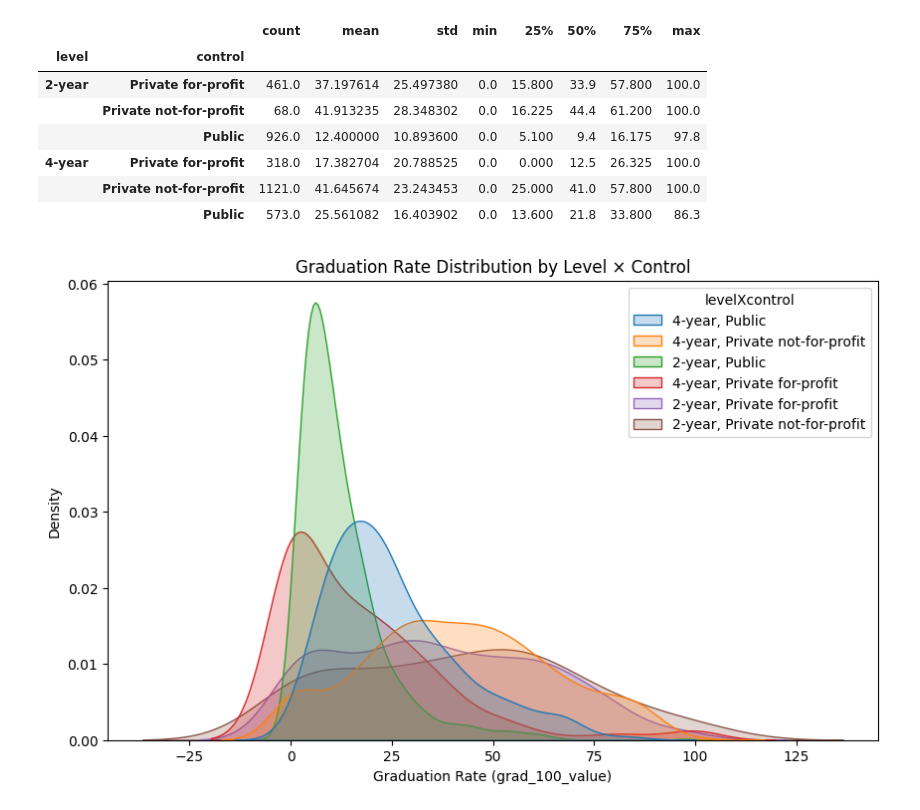
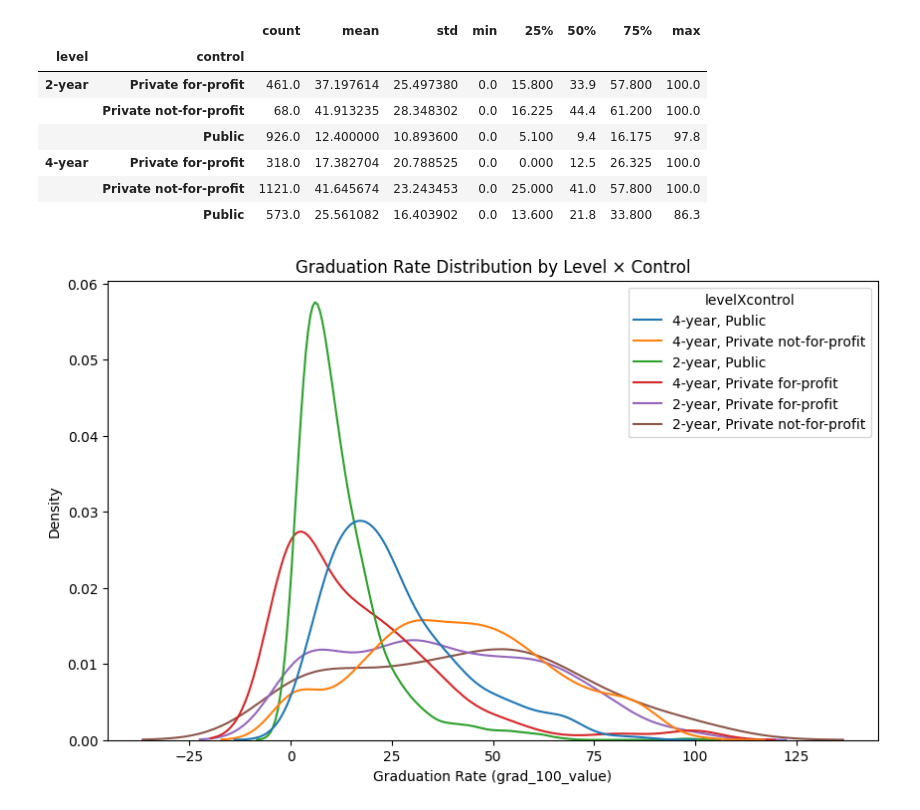
Before and after one commit to bburt26/visualization_assignment, a Jupyter notebook: assignment.ipynb, the cells around one changed output. Drawn from its saved outputs; the diff is of its cells as text; code cells hidden in the pictures.

```diff
--- a/assignment.ipynb
+++ b/assignment.ipynb
@@ -206,27 +206,29 @@ college.groupby(["level", "control"])["grad_100_value"].describe()
 # %%
 # Question 2.6 Create a new variable, df['levelXcontrol']=df['level']+',
 # '+df['control'] that interacts level and control. Make a grouped kernel density plot.
 # Which institutions appear to have the best graduation rates?
 
 college['levelXcontrol'] = college['level'] + ', ' + college['control']
 
 plt.figure(figsize=(10,6))
 sns.kdeplot(
     data=college,
     x='grad_100_value',
     hue='levelXcontrol',
     common_norm=False,
-    fill=True,
+    fill=False,
 )
 
 plt.title("Graduation Rate Distribution by Level × Control")
 plt.xlabel("Graduation Rate (grad_100_value)")
 plt.ylabel("Density")
 levels = college['levelXcontrol'].unique()
 colors = sns.color_palette(n_colors=len(levels))
 plt.show()
+
+# The data show that
 # %% [output]
-[figure, old version]
+[figure, new version]
 # %%
 # Question 2.7 Make a kernel density plot of aid_value. Now group your graph by
 # level and control. What explains the shape of the graph? Use groupby and .describe
```
Also changed, not shown: parts of 1 cell of this notebook.
